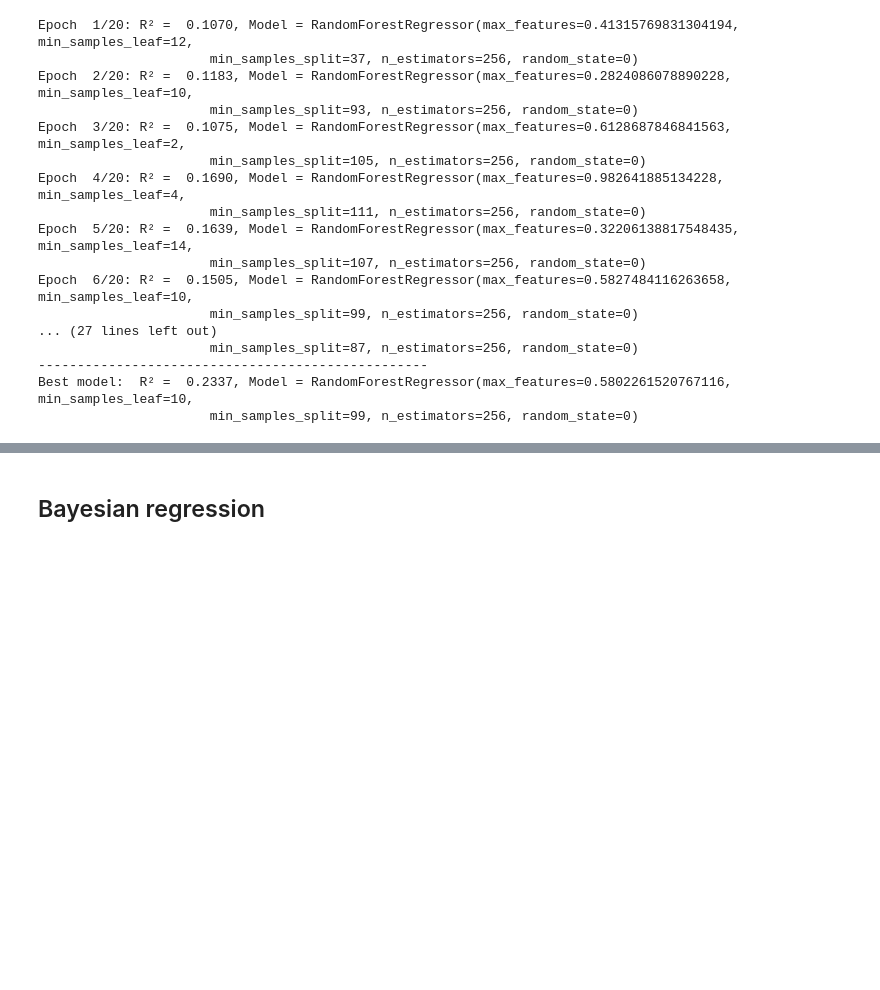
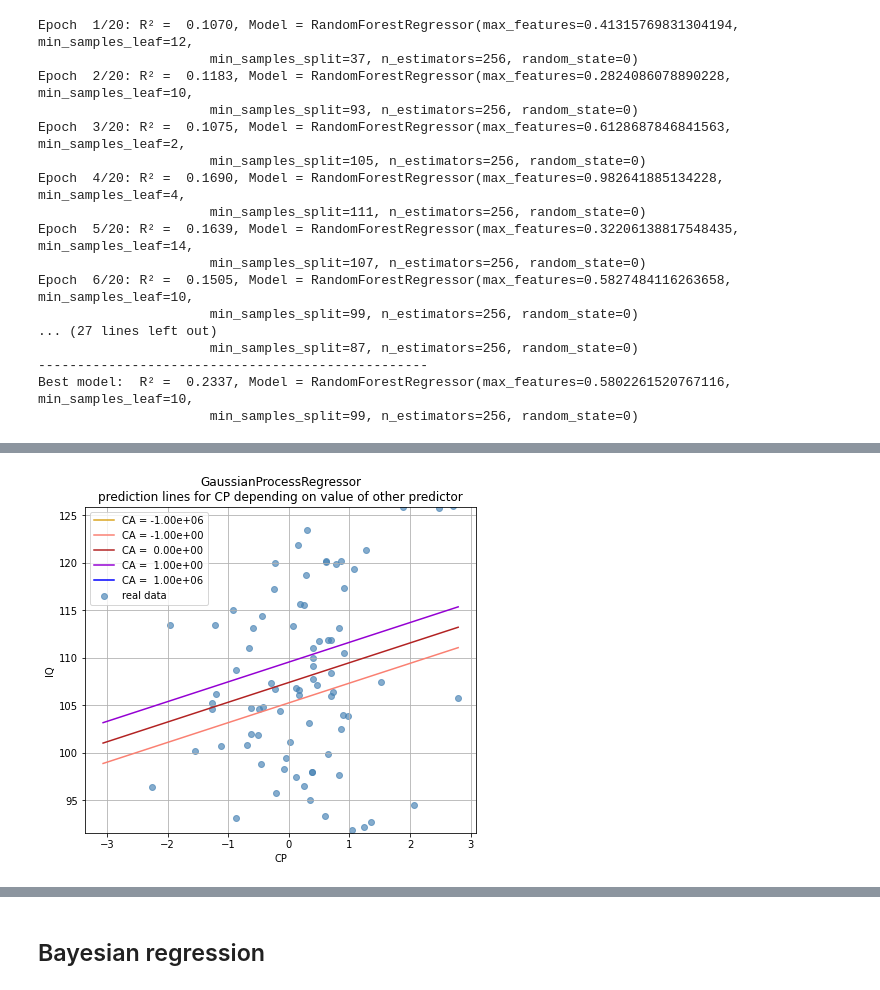
Before and after one commit to ElectronicsArchiver/tewa1_cogpsy_python, a Jupyter notebook: final_project_dataset_2.ipynb, the cells around one changed output, grey strips where cells are left out. Cells and saved outputs as stored; diff of their text form; code cells hidden in the pictures; blank space fills up the shorter version.

```diff
--- a/final_project_dataset_2.ipynb
+++ b/final_project_dataset_2.ipynb
@@ -444,0 +434,4 @@ plt.legend();
+# %%
+plot_reg_predictions(gp, X_test, y_test, "CP")
+# %% [output]
+[figure, added]
```
Also changed, not shown: parts of 11 cells of this notebook.
